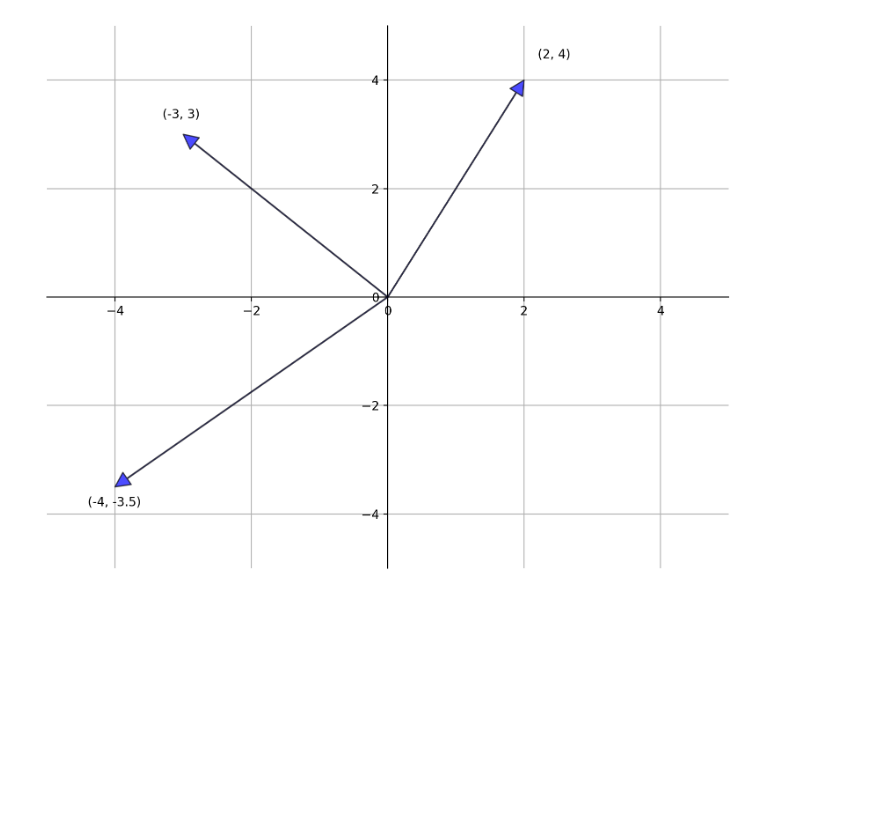
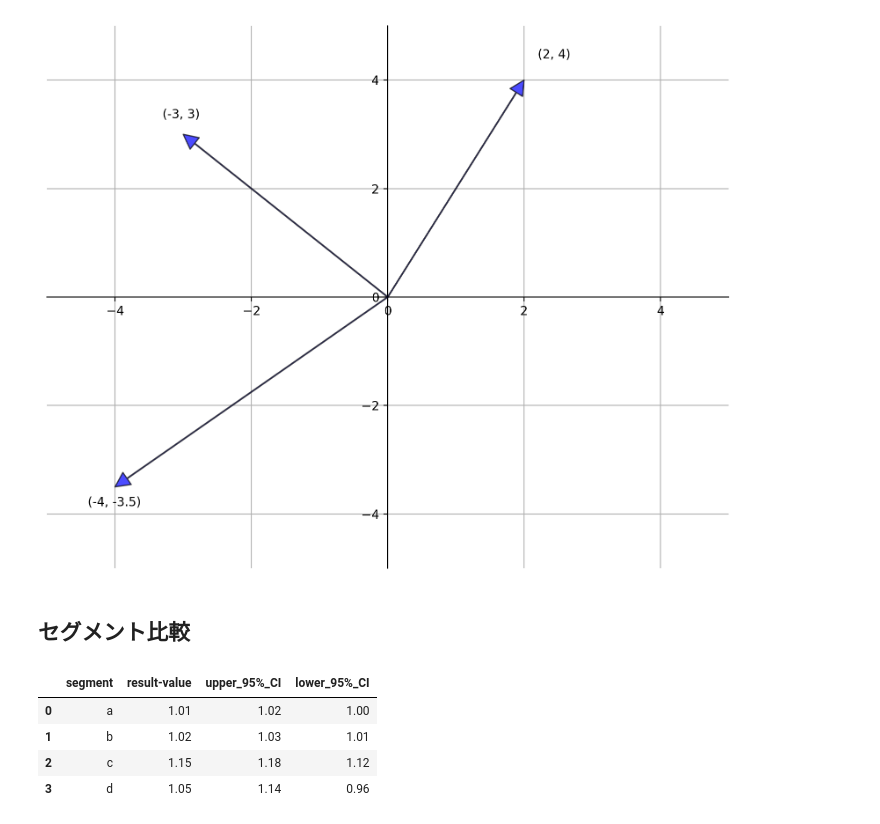
Before and after one commit to kazutax/draw-chart-py, a Jupyter notebook: notebook/01.basic-graph.ipynb, the cells around one changed output. Saved outputs shown, nothing was run; the diff lists cells and outputs as text; code cells hidden in the pictures; blank space fills up the shorter version.

```diff
--- a/notebook/01.basic-graph.ipynb
+++ b/notebook/01.basic-graph.ipynb
@@ -32,3 +32,18 @@ for v in vecs:
 plt.show()
 # %% [output]
 [figure]
+# %% [markdown]
+## セグメント比較
+# %%
+df = pd.DataFrame(
+    data = {'segment': ['a', 'b', 'c', 'd'],
+            'result-value': [1.01, 1.02, 1.15, 1.05],
+            'upper_95%_CI': [1.02, 1.03, 1.18, 1.14],
+            'lower_95%_CI': [1.00, 1.01, 1.12, 0.96]})
+df
+# %% [output]
+|  | segment | result-value | upper_95%_CI | lower_95%_CI |
+| 0 | a | 1.01 | 1.02 | 1.00 |
+| 1 | b | 1.02 | 1.03 | 1.01 |
+| 2 | c | 1.15 | 1.18 | 1.12 |
+| 3 | d | 1.05 | 1.14 | 0.96 |
```
Also changed, not shown: parts of 8 cells of this notebook.
